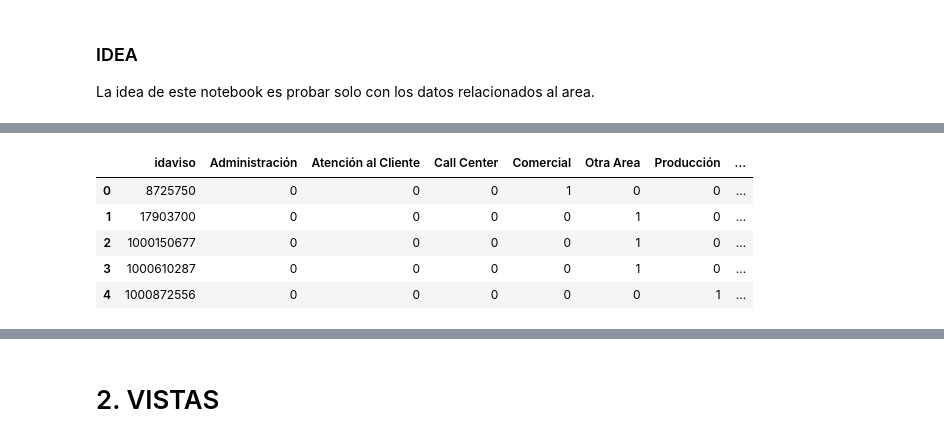
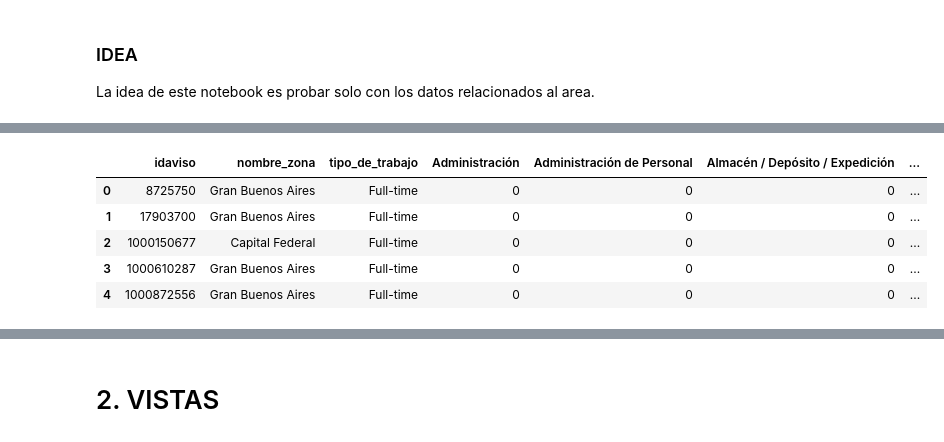
Before and after one commit to SergioCalvani/TP2-Datos, a Jupyter notebook: Notebooks/notebookv02.ipynb, the cells around one changed output, grey strips where cells are left out. Saved outputs shown, nothing was run; the diff lists cells and outputs as text; code cells hidden in the pictures.

```diff
--- a/Notebooks/notebookv02.ipynb
+++ b/Notebooks/notebookv02.ipynb
@@ -41,6 +41,6 @@ avisos.head()
 | 4 | 1000872556 | 1 | Operarios de Planta - Rubro Elect... | <p><strong>OPERARIOS DE PLANTA</s... | Gran Buenos Aires | NaN | NaN | Full-time | ... |
 # %%
 # Solo me quedo con nombre de area
-avisos = avisos[['idaviso', 'nombre_area']]
+avisos = avisos[['idaviso', 'nombre_area', 'nombre_zona', 'tipo_de_trabajo']]
 avisos.head()
 # %% [output]
@@ -52,0 +53,7 @@ avisos.head()
+# %%
+# Cargamos previamente los datos de postulaciones para encontrar las areas mas postuladas
+postulaciones = pd.concat([
+    pd.read_csv('../input/datos/fiuba_4_postulaciones.csv'),
+    pd.read_csv('../input/datosdatos/ENTfiuba_4_postulaciones.csv'),
+])
+postulaciones.head()
@@ -52,0 +67,3 @@ avisos.head()
+# %%
+mas_postulados = pd.merge(postulaciones[['idaviso']], avisos[['idaviso', 'nombre_area']], on='idaviso', how='inner')
+mas_postulados.head()
@@ -53,15 +77,18 @@ avisos.head()
+# %%
+areas_importantes = mas_postulados['nombre_area'].value_counts().head(20).index
 # %%
 avisos.drop_duplicates(subset='idaviso', inplace=True)
 avisos['nombre_area'] = avisos['nombre_area'].apply(lambda x: x if x in areas_importantes else 'Otra Area')
 # %%
 # Uso one hot encoding para area
 dummies_area = pd.get_dummies(avisos['nombre_area'])
-avisos = pd.concat([avisos['idaviso'], dummies_area], axis=1)
+avisos = pd.concat([avisos, dummies_area], axis=1)
+avisos.drop(columns='nombre_area', inplace=True)
 avisos.head()
 # %% [output]
-|  | idaviso | Administración | Atención al Cliente | Call Center | Comercial | Otra Area | Producción | ... |
-| 0 | 8725750 | 0 | 0 | 0 | 1 | 0 | 0 | ... |
-| 1 | 17903700 | 0 | 0 | 0 | 0 | 1 | 0 | ... |
-| 2 | 1000150677 | 0 | 0 | 0 | 0 | 1 | 0 | ... |
-| 3 | 1000610287 | 0 | 0 | 0 | 0 | 1 | 0 | ... |
-| 4 | 1000872556 | 0 | 0 | 0 | 0 | 0 | 1 | ... |
+|  | idaviso | nombre_zona | tipo_de_trabajo | Administración | Administración de Personal | Almacén / Depósito / Expedición | ... |
+| 0 | 8725750 | Gran Buenos Aires | Full-time | 0 | 0 | 0 | ... |
+| 1 | 17903700 | Gran Buenos Aires | Full-time | 0 | 0 | 0 | ... |
+| 2 | 1000150677 | Capital Federal | Full-time | 0 | 0 | 0 | ... |
+| 3 | 1000610287 | Gran Buenos Aires | Full-time | 0 | 0 | 0 | ... |
+| 4 | 1000872556 | Gran Buenos Aires | Full-time | 0 | 0 | 0 | ... |
```
Also changed, not shown: parts of 49 cells of this notebook.
